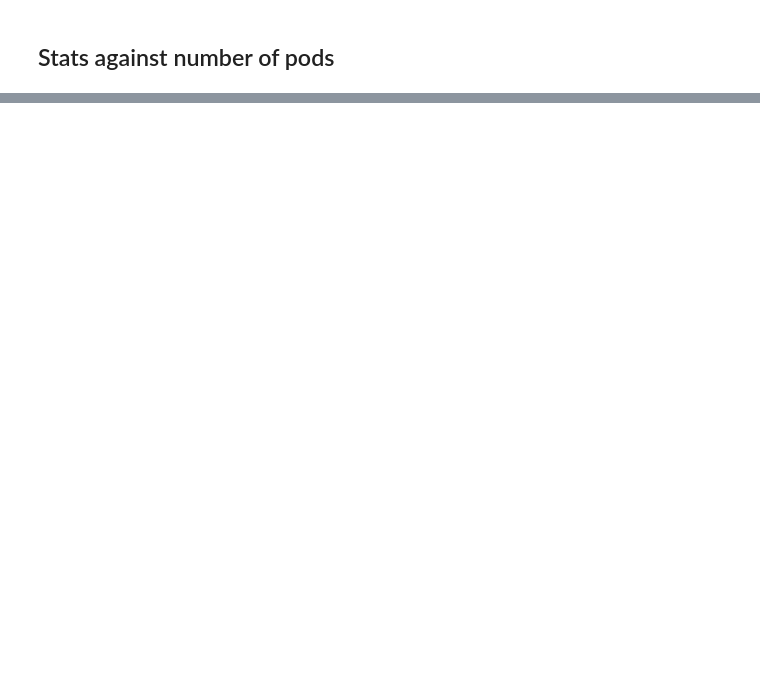
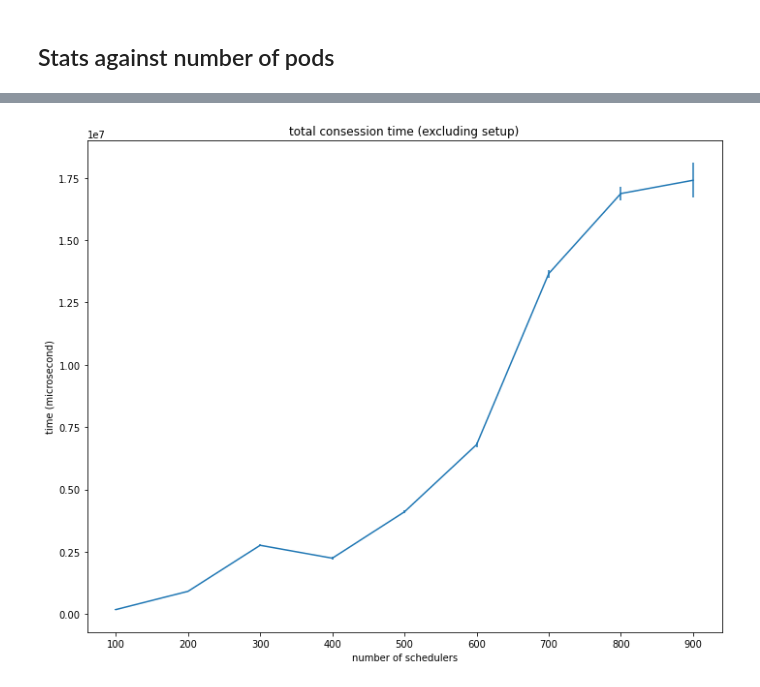
Before and after one commit to Vincent-lau/hyperion, a Jupyter notebook: measure/getmetrics.ipynb, the cells around one changed output, grey strips where cells are left out. Saved outputs shown, nothing was run; the diff lists cells and outputs as text; code cells hidden in the pictures; blank space fills up the shorter version.

```diff
--- a/measure/getmetrics.ipynb
+++ b/measure/getmetrics.ipynb
@@ -155,0 +110,80 @@ ax[1].plot(x, y_msg_sent)
+# %%
+
+x = pods
+y_time = []
+y_msg_sent = []
+y_setup = []
+y_iter = []
+
+for p in pods:
+  t1 = []
+  for r in runs:
+    r = str(r)
+    t2 = np.array([metrics[p][r][name]['total time'] for name in metrics[p][r]])
+  t1.append(np.mean(t2))
+
+  y_time.append([np.mean(t2), np.std(t2)])
+
+  t1 = []
+  for r in runs:
+    r = str(r)
+    t2 = np.array([metrics[p][r][name]['msg sent total'] for name in metrics[p][r]])
+  t1.append(np.sum(t2))
+  y_msg_sent.append([np.mean(t1), np.std(t1)])
+
+  t2 = np.array([metrics[p]['0'][name]['setup time'] for name in metrics[p][r]])
+  y_setup.append(np.mean(t2))
+
+
+  t2 = np.array([metrics[p]['0'][name]['total iter'] for name in metrics[p][r]])
+  y_iter.append(np.mean(t2))
+
+
+
+y_time = np.array(y_time)
+y_msg_sent = np.array(y_msg_sent)
+
+
+
+fig, ax = plt.subplots()
+fig.set_size_inches(10, 8)
+
+ax.errorbar(x, y_time[:, 0], yerr = y_time[:, 1])
+ax.set_title('total consession time (excluding setup)')
+ax.set_xlabel('number of schedulers')
+ax.set_ylabel('time (microsecond)')
+
+fig.tight_layout()
+fig.savefig(f'{graph_dir}latency.png')
+
+fig, ax = plt.subplots()
+fig.set_size_inches(10, 8)
+
+ax.errorbar(x, y_msg_sent[:, 0], yerr = y_msg_sent[:, 1])
+ax.set_title('msg sent')
+ax.set_xlabel('number of schedulers')
+ax.set_ylabel('bytes')
+
+fig.tight_layout()
+fig.savefig(f'{graph_dir}message.png')
+
+fig, ax = plt.subplots()
+fig.set_size_inches(10, 8)
+ax.plot(x, y_setup)
+ax.set_title('setup time')
+ax.set_xlabel('number of schedulers')
+ax.set_ylabel('setup time (seconds)')
+fig.tight_layout()
+fig.savefig(f'{graph_dir}setup_time.png')
+
+
+#------ iteration --------
+fig, ax = plt.subplots()
+fig.set_size_inches(10, 8)
+ax.plot(x, y_iter)
+ax.set_xlabel('number of schedulers')
+ax.set_ylabel('number of iterations')
+fig.tight_layout()
+fig.savefig(f'{graph_dir}iter.png')
+# %% [output]
+[figure, added]
```
Also changed, not shown: parts of 9 cells of this notebook, 2 other files.
